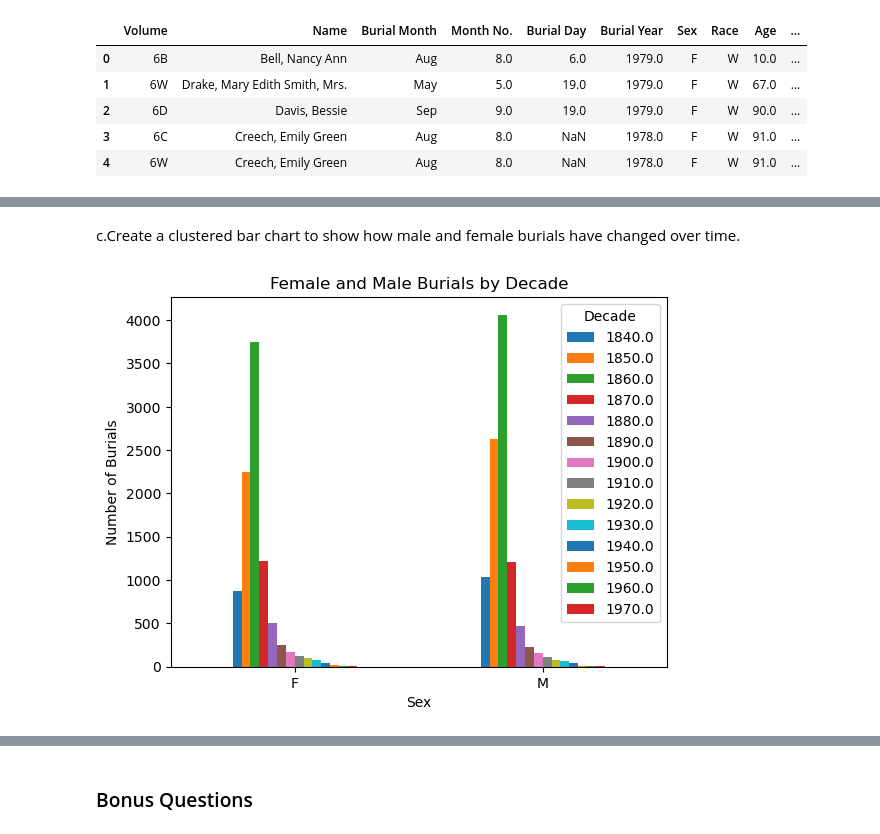
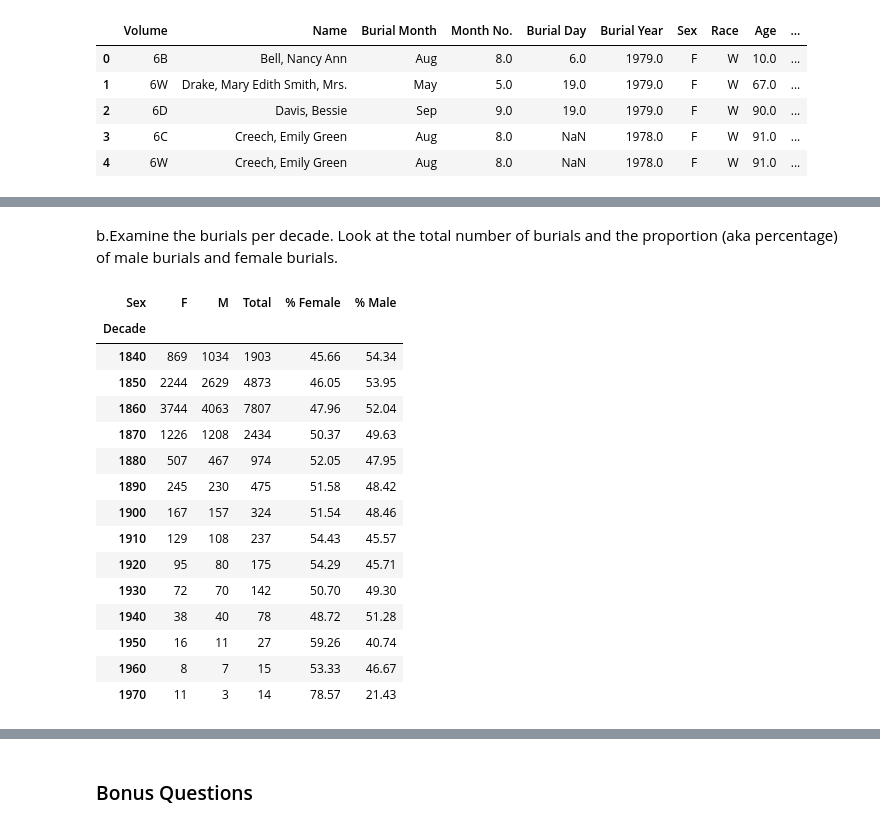
Before and after one commit to NSS-Data-Analytics-Cohort-10/advanced-pandas-emmydoore, a Jupyter notebook: notebooks/adv_pandas.ipynb, the cells around one changed output, grey strips where cells are left out. Drawn from its saved outputs; the diff is of its cells as text; code cells hidden in the pictures.

```diff
--- a/notebooks/adv_pandas.ipynb
+++ b/notebooks/adv_pandas.ipynb
@@ -234,11 +219,36 @@ g_df.head(14)
-# %% [markdown]
-c.Create a clustered bar chart to show how male and female burials have changed over time.
-# %%
-bar_df=pd.crosstab(gender['Sex'],gender['Decade'])
-
-bar_df.plot(kind='bar')
-plt.xticks(rotation=360)
-plt.ylabel('Number of Burials')
-plt.title('Female and Male Burials by Decade');
-# %% [output]
-[figure, removed]
+# %% [markdown]
+b.Examine the burials per decade. Look at the total number of burials and the proportion (aka percentage) of male burials and female burials.
+# %%
+#filters gender
+# | = OR
+gender=ncc_df[(ncc_df['Sex'] =='M') | (ncc_df['Sex'] == 'F')]
+
+#m/f by decade
+g_df=pd.crosstab(gender['Decade'],gender['Sex'])
+g_df.index=g_df.index.map(int)
+
+#making a total column
+g_df['Total']=g_df['F']+g_df['M']
+
+#proportion column
+g_df["% Female"]=round((g_df['F']/g_df['Total'])*100,2)
+g_df["% Male"]=round((g_df['M']/g_df['Total'])*100,2)
+
+g_df.head(14)
+# %% [output]
+| Sex | F | M | Total | % Female | % Male |
+| Decade |  |  |  |  |  |
+| 1840 | 869 | 1034 | 1903 | 45.66 | 54.34 |
+| 1850 | 2244 | 2629 | 4873 | 46.05 | 53.95 |
+| 1860 | 3744 | 4063 | 7807 | 47.96 | 52.04 |
+| 1870 | 1226 | 1208 | 2434 | 50.37 | 49.63 |
+| 1880 | 507 | 467 | 974 | 52.05 | 47.95 |
+| 1890 | 245 | 230 | 475 | 51.58 | 48.42 |
+| 1900 | 167 | 157 | 324 | 51.54 | 48.46 |
+| 1910 | 129 | 108 | 237 | 54.43 | 45.57 |
+| 1920 | 95 | 80 | 175 | 54.29 | 45.71 |
+| 1930 | 72 | 70 | 142 | 50.70 | 49.30 |
+| 1940 | 38 | 40 | 78 | 48.72 | 51.28 |
+| 1950 | 16 | 11 | 27 | 59.26 | 40.74 |
+| 1960 | 8 | 7 | 15 | 53.33 | 46.67 |
+| 1970 | 11 | 3 | 14 | 78.57 | 21.43 |
```
Also changed, not shown: parts of 46 cells of this notebook.
